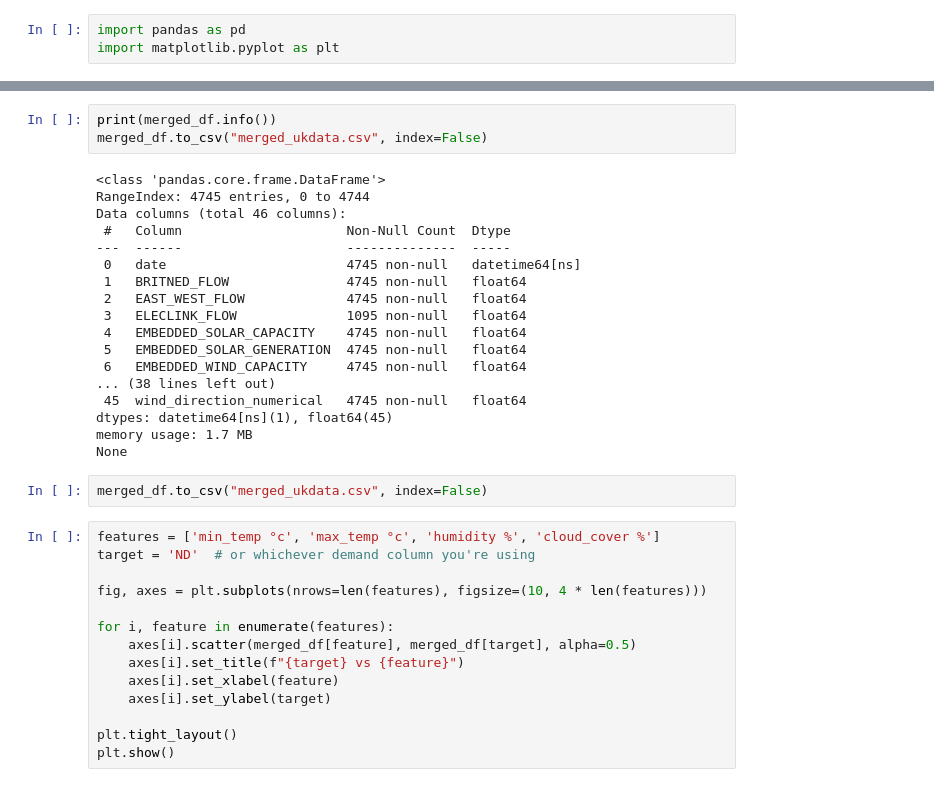
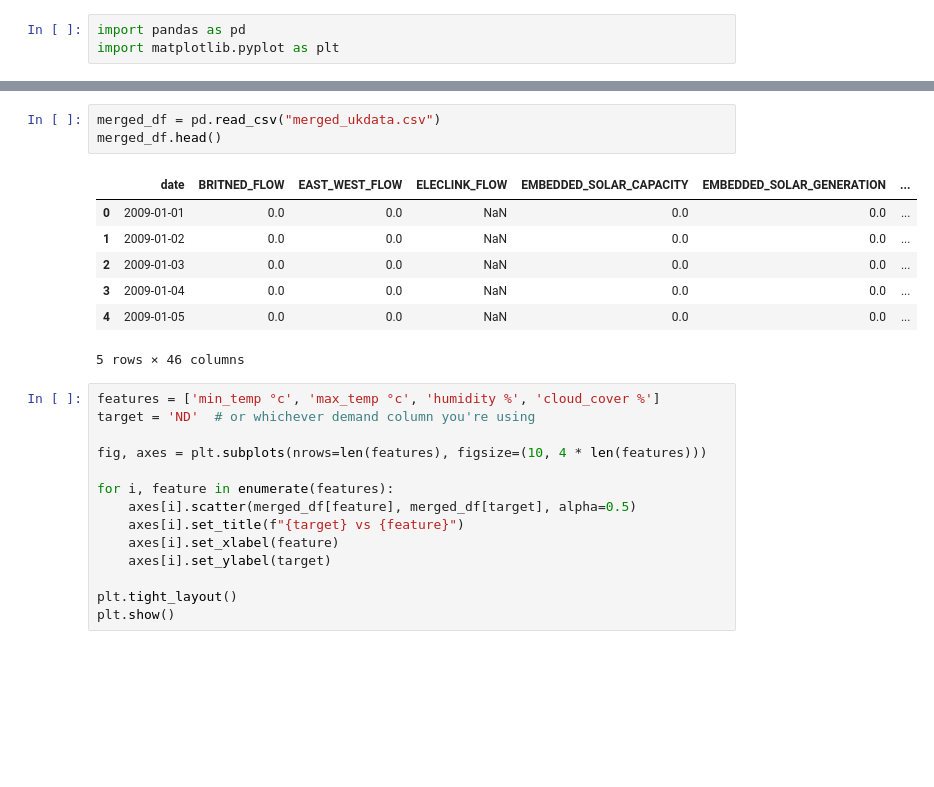
Before and after one commit to TheSunsHoRyzen/Energy-Heatwave-Predictor, a Jupyter notebook: ukdata.ipynb, the cells around one changed output, grey strips where cells are left out. Drawn from its saved outputs; the diff is of its cells as text; blank space fills up the shorter version.

```diff
--- a/ukdata.ipynb
+++ b/ukdata.ipynb
@@ -25,26 +35,14 @@ merged_df = pd.merge(daily_energy, weather_agg, on='date', how='inner')
-# %%
-print(merged_df.info())
-merged_df.to_csv("merged_ukdata.csv", index=False)
-# %% [output]
-<class 'pandas.core.frame.DataFrame'>
-RangeIndex: 4745 entries, 0 to 4744
-Data columns (total 46 columns):
- #   Column                     Non-Null Count  Dtype
----  ------                     --------------  -----
- 0   date                       4745 non-null   datetime64[ns]
- 1   BRITNED_FLOW               4745 non-null   float64
- 2   EAST_WEST_FLOW             4745 non-null   float64
- 3   ELECLINK_FLOW              1095 non-null   float64
- 4   EMBEDDED_SOLAR_CAPACITY    4745 non-null   float64
- 5   EMBEDDED_SOLAR_GENERATION  4745 non-null   float64
- 6   EMBEDDED_WIND_CAPACITY     4745 non-null   float64
-... (38 lines left out)
- 45  wind_direction_numerical   4745 non-null   float64
-dtypes: datetime64[ns](1), float64(45)
-memory usage: 1.7 MB
-None
-# %%
-merged_df.to_csv("merged_ukdata.csv", index=False)
+# %%
+merged_df = pd.read_csv("merged_ukdata.csv")
+merged_df.head()
+# %% [output]
+|  | date | BRITNED_FLOW | EAST_WEST_FLOW | ELECLINK_FLOW | EMBEDDED_SOLAR_CAPACITY | EMBEDDED_SOLAR_GENERATION | ... |
+| 0 | 2009-01-01 | 0.0 | 0.0 | NaN | 0.0 | 0.0 | ... |
+| 1 | 2009-01-02 | 0.0 | 0.0 | NaN | 0.0 | 0.0 | ... |
+| 2 | 2009-01-03 | 0.0 | 0.0 | NaN | 0.0 | 0.0 | ... |
+| 3 | 2009-01-04 | 0.0 | 0.0 | NaN | 0.0 | 0.0 | ... |
+| 4 | 2009-01-05 | 0.0 | 0.0 | NaN | 0.0 | 0.0 | ... |
+5 rows × 46 columns
 # %%
 features = ['min_temp °c', 'max_temp °c', 'humidity %', 'cloud_cover %']
 target = 'ND'  # or whichever demand column you're using
```
Also changed, not shown: parts of 5 cells of this notebook, 2 other files.
